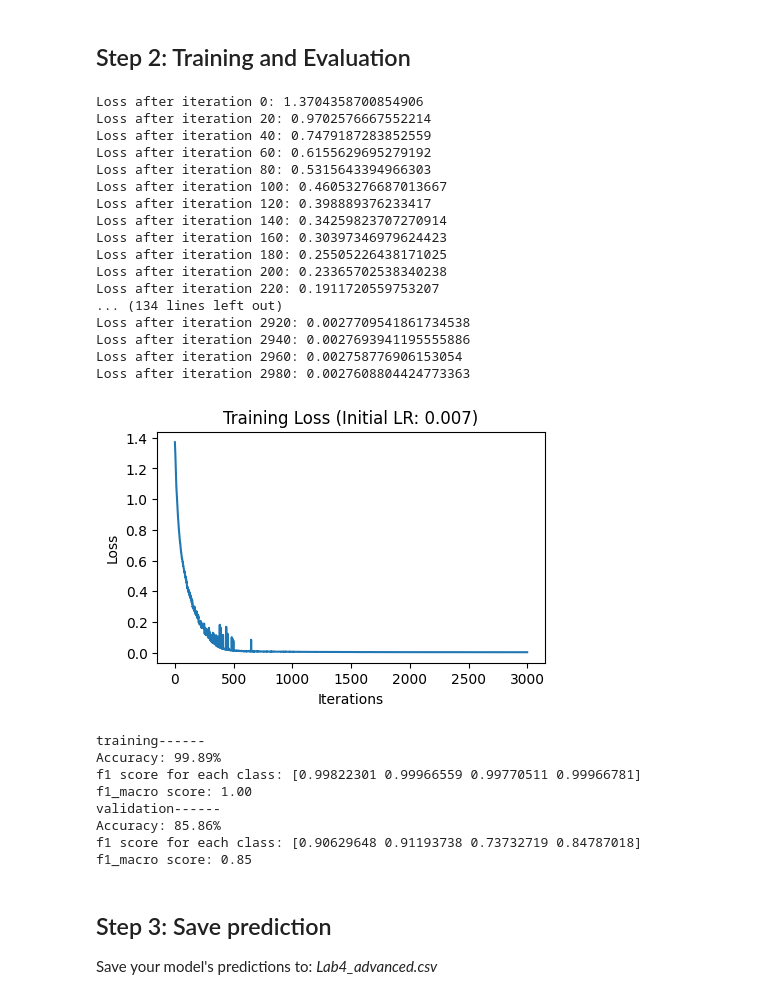
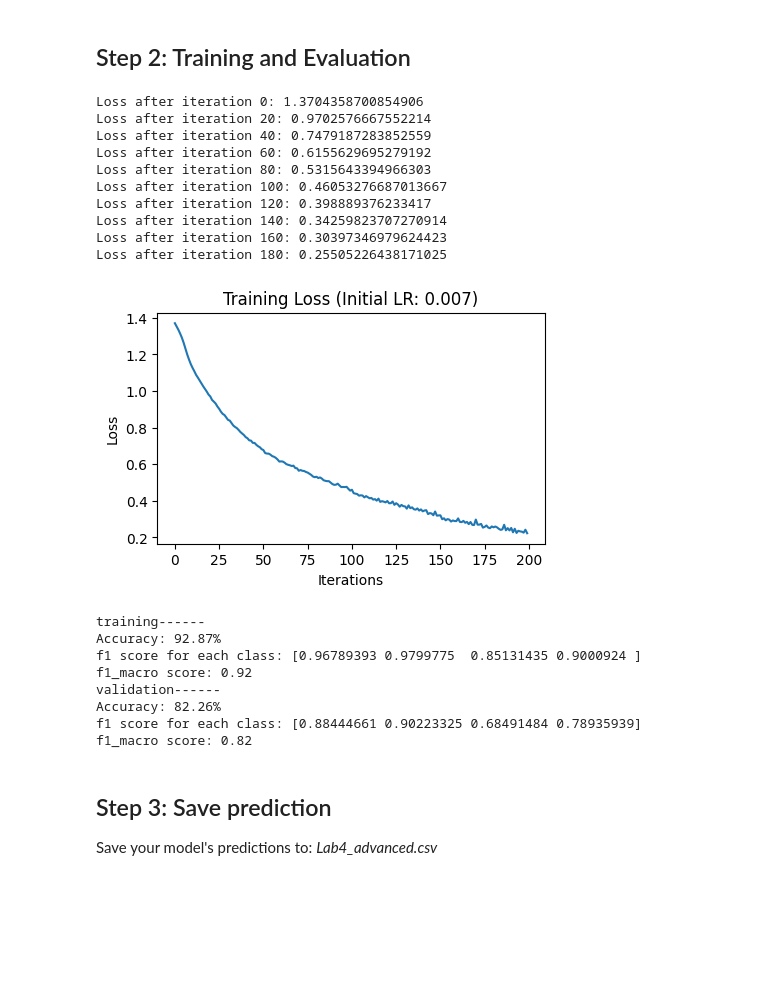
Before and after one commit to iwtba4188/11310CS460200_labs, a Jupyter notebook: Lab 4/Lab4_template_test200.ipynb, the cells around one changed output. Drawn from its saved outputs; the diff is of its cells as text; code cells hidden in the pictures; blank space fills up the shorter version.

```diff
--- a/Lab 4/Lab4_template.ipynb
+++ b/Lab 4/Lab4_template_test200.ipynb
@@ -1909,43 +1877,36 @@ loss_function = "cross_entropy"
 layers_dims = [784, 256, 64, 16, num_classes]
 activation_fn = ["relu", "relu", "relu", "softmax"]
 learning_rate = 7e-3
-num_iterations = 3000
+num_iterations = 200
 print_loss = True
 print_freq = 20
 decrease_freq = 50
 decrease_proportion = 0.93
 batch_size = 64
 
 model = Model(layers_dims, activation_fn, loss_function)
 model, losses, history = train_model(model, x_train, y_train, learning_rate, num_iterations, batch_size, print_loss, print_freq, decrease_freq, decrease_proportion)
 ### END CODE HERE ###
 
 # Plot the loss
 plt.figure(figsize=(5, 3))
 plt.plot(losses)
 plt.xlabel('Iterations')
 plt.ylabel('Loss')
 plt.title(f'Training Loss (Initial LR: {learning_rate})')
 plt.show()
 # %% [output]
 Loss after iteration 0: 1.3704358700854906
 Loss after iteration 20: 0.9702576667552214
 Loss after iteration 40: 0.7479187283852559
 Loss after iteration 60: 0.6155629695279192
 Loss after iteration 80: 0.5315643394966303
 Loss after iteration 100: 0.46053276687013667
 Loss after iteration 120: 0.398889376233417
 Loss after iteration 140: 0.34259823707270914
 Loss after iteration 160: 0.30397346979624423
 Loss after iteration 180: 0.25505226438171025
-Loss after iteration 200: 0.23365702538340238
-Loss after iteration 220: 0.1911720559753207
-... (134 lines left out)
-Loss after iteration 2920: 0.0027709541861734538
-Loss after iteration 2940: 0.0027693941195555886
-Loss after iteration 2960: 0.002758776906153054
-Loss after iteration 2980: 0.0027608804424773363
-[figure, old version]
+[figure, new version]
 # %%
 print('training------')
 pred_train = predict(x_train, y_train, model)
@@ -1953,13 +1914,13 @@ print('validation------')
 pred_val = predict(x_val, y_val, model)
 # %% [output]
 training------
-Accuracy: 99.89%
-f1 score for each class: [0.99822301 0.99966559 0.99770511 0.99966781]
-f1_macro score: 1.00
+Accuracy: 92.87%
+f1 score for each class: [0.96789393 0.9799775  0.85131435 0.9000924 ]
+f1_macro score: 0.92
 validation------
-Accuracy: 85.86%
-f1 score for each class: [0.90629648 0.91193738 0.73732719 0.84787018]
-f1_macro score: 0.85
+Accuracy: 82.26%
+f1 score for each class: [0.88444661 0.90223325 0.68491484 0.78935939]
+f1_macro score: 0.82
 # %% [markdown]
 ## Step 3: Save prediction
 Save your model's predictions to: *Lab4_advanced.csv*
```
Also changed, not shown: parts of 3 cells of this notebook, 38 other files.
